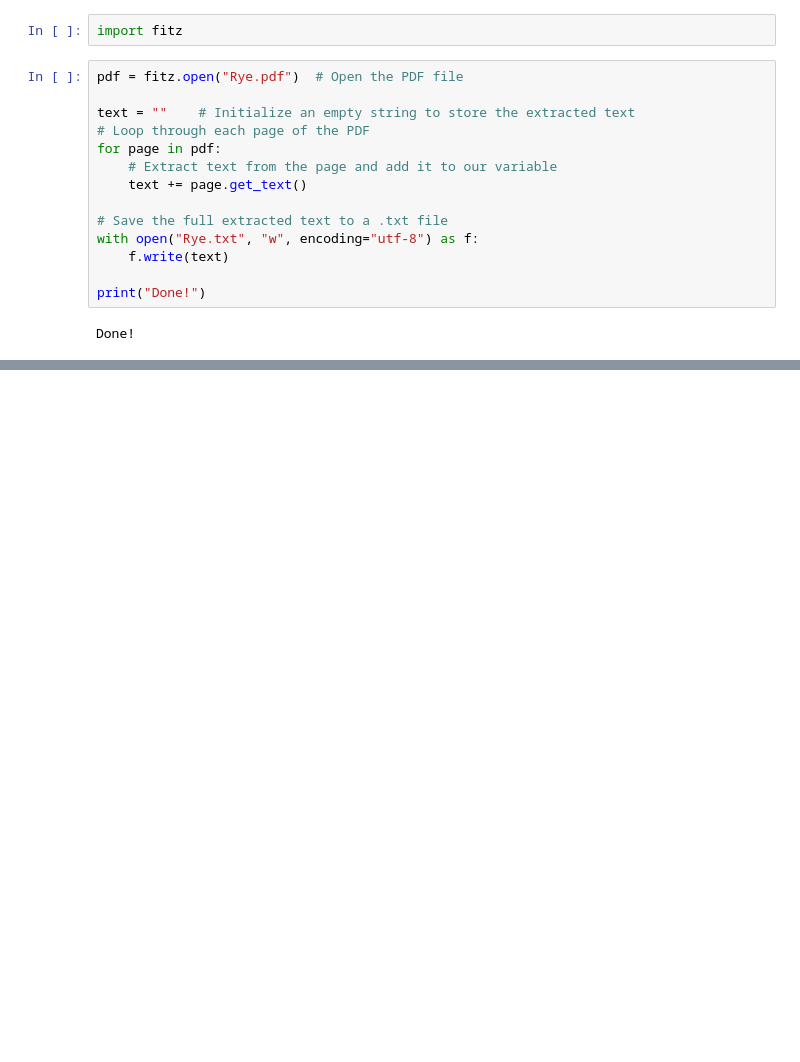
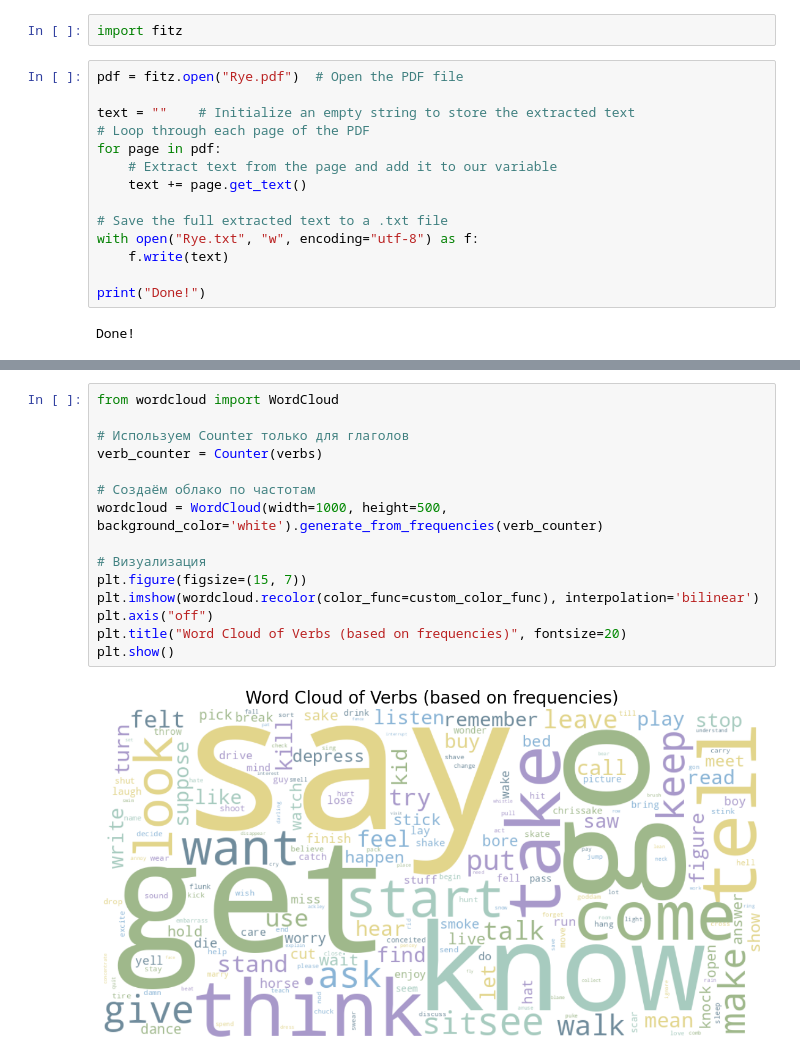
Before and after one commit to AnyaNiks/CatcherInTheRye_Python_Project, a Jupyter notebook: CatherInTheRye_Analysis.ipynb, the cells around one changed output, grey strips where cells are left out. Drawn from its saved outputs; the diff is of its cells as text; blank space fills up the shorter version.

```diff
--- a/CatherInTheRye_Analysis.ipynb
+++ b/CatherInTheRye_Analysis.ipynb
@@ -95,0 +695,17 @@ files.download("Rye_clean.txt")
+# %%
+from wordcloud import WordCloud
+
+# Используем Counter только для глаголов
+verb_counter = Counter(verbs)
+
+# Создаём облако по частотам
+wordcloud = WordCloud(width=1000, height=500, background_color='white').generate_from_frequencies(verb_counter)
+
+# Визуализация
+plt.figure(figsize=(15, 7))
+plt.imshow(wordcloud.recolor(color_func=custom_color_func), interpolation='bilinear')
+plt.axis("off")
+plt.title("Word Cloud of Verbs (based on frequencies)", fontsize=20)
+plt.show()
+# %% [output]
+[figure, added]
```
Also changed, not shown: parts of 82 cells of this notebook.
